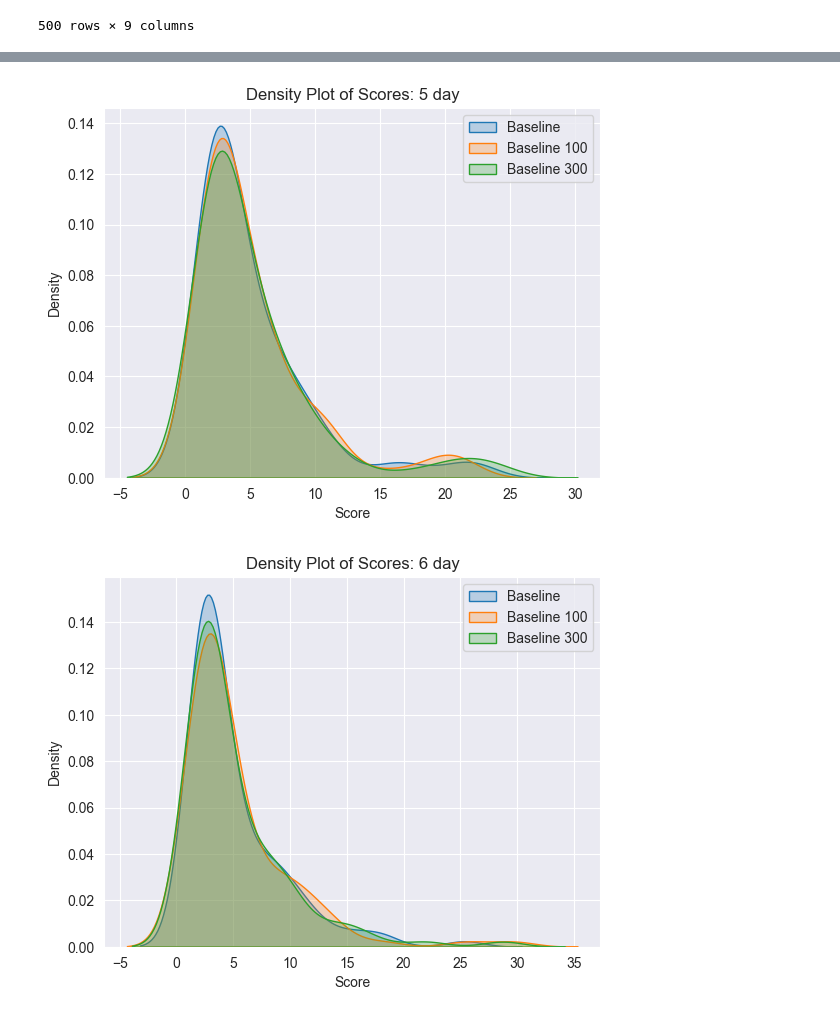
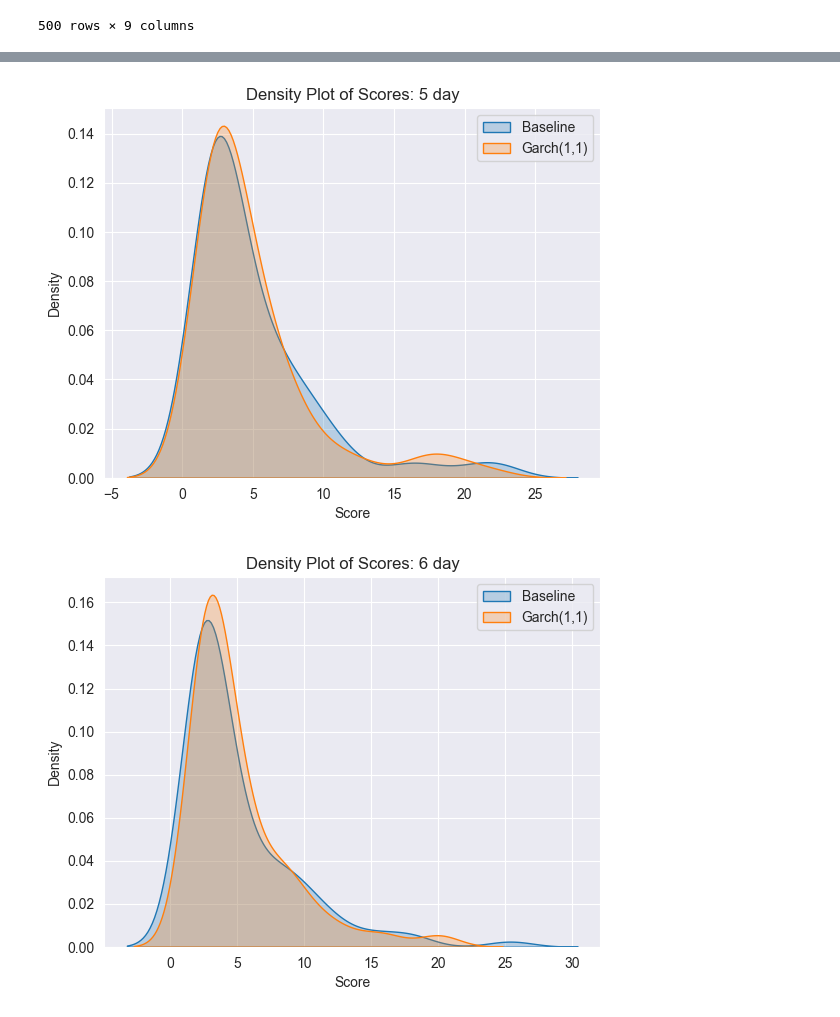
Before and after one commit to EliasKng/PTSFC, a Jupyter notebook: DAX/Validation/cross_validate_dax.ipynb, the cells around one changed output, grey strips where cells are left out. Cells and saved outputs as stored; diff of their text form; code cells hidden in the pictures.

Commit message:
DAX: Evaluate garch11

```diff
--- a/DAX/Validation/cross_validate_dax.ipynb
+++ b/DAX/Validation/cross_validate_dax.ipynb
@@ -80,6 +80,7 @@ def evaluate_model(model, df, last_x, years, months, weeks):
 
     return evaluation
 # %%
+from DAX.Models.garch11 import garch11
 from DAX.Models.baseline_100 import baseline_100
 from DAX.Models.baseline_300 import baseline_300
 
@@ -89,13 +90,17 @@ models = [
         'function': baseline
      },
     {
-        'name': 'baseline_300',
-        'function': baseline_300
+        'name': 'garch11',
+        'function': garch11
      },
-    {
-        'name': 'baseline_100',
-        'function': baseline_100
-     },
+    # {
+    #     'name': 'baseline_300',
+    #     'function': baseline_300
+    #  },
+    # {
+    #     'name': 'baseline_100',
+    #     'function': baseline_100
+    #  },
 ]
 # %%
 evaluate_models(models, df, 100, weeks=True)
@@ -133,7 +138,7 @@ df.tail(10)
 | 2023-11-16 00:00:00+01:00 | 15786.610352 | 0.243797 | 1.096667 | 2.837245 | 3.560679 | 2.788120 |
 | 2023-11-17 00:00:00+01:00 | 15919.160156 | 0.836129 | 1.079926 | 1.932796 | 3.673374 | 4.396808 |
 # %%
-with open('./Model evaluations/baseline.pkl', 'wb') as f:
+with open('./Model evaluations/baseline_GARCH11.pkl', 'wb') as f:
     pickle.dump(models, f)
 #
 # with open('./Model evaluations/baseline.pkl', 'rb') as f:
@@ -188,8 +193,8 @@ score_df
 for horizon in [str(i) + " day" for i in (1, 2, 5, 6, 7)]:
     filtered_df = score_df[score_df['horizon_baseline'] == horizon]
     sns.kdeplot(data=filtered_df['baseline'], fill=True, label='Baseline')
-    sns.kdeplot(data=filtered_df['baseline_100'], fill=True, label='Baseline 100')
-    sns.kdeplot(data=filtered_df['baseline_300'], fill=True, label='Baseline 300')
+    sns.kdeplot(data=filtered_df['garch11'], fill=True, label='Garch(1,1)')
+    # sns.kdeplot(data=filtered_df['baseline_300'], fill=True, label='Baseline 300')
 
 
     # Adding labels and title
@@ -207,2 +212,2 @@ for horizon in [str(i) + " day" for i in (1, 2, 5, 6, 7)]:
-[figure, old version]
+[figure, new version]
-[figure, old version]
+[figure, new version]
```
Also changed, not shown: parts of 4 cells of this notebook, 2 other files.
